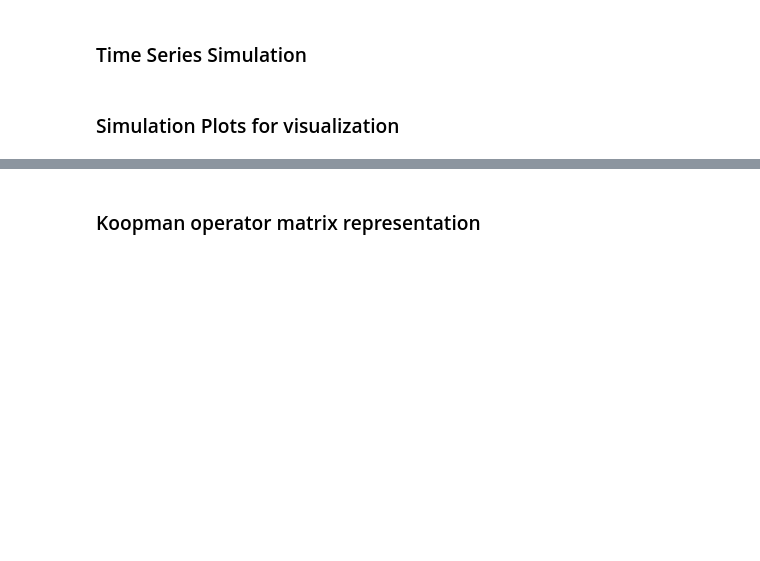
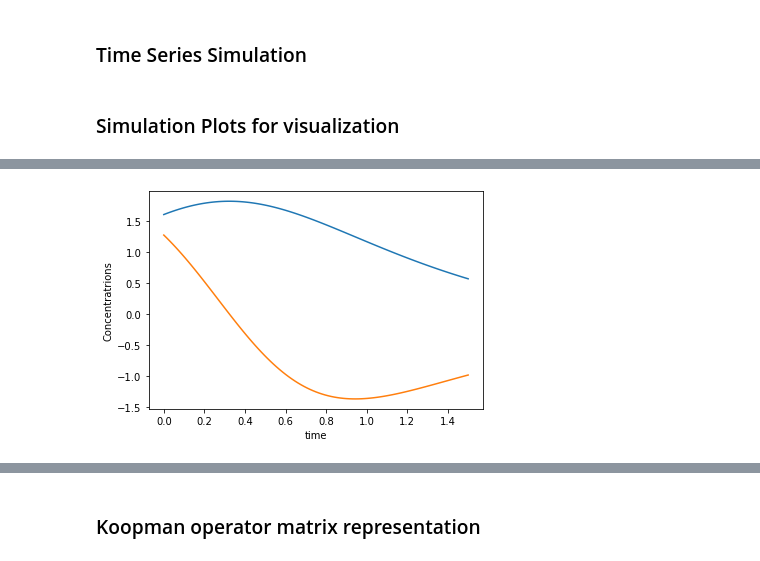
Before and after one commit to nibodh/Dynamic-Mode-Decompositions, a Jupyter notebook: main.ipynb, the cells around one changed output, grey strips where cells are left out. Cells and saved outputs as stored; diff of their text form; code cells hidden in the pictures; blank space fills up the shorter version.

```diff
--- a/main.ipynb
+++ b/main.ipynb
@@ -102,0 +121,5 @@ fig_test = plot_time_series(num_test,test_span,test_data)
+# %%
+time_test = visualize_time_series(num_test,test_span,test_data)
+time_test.savefig("time_test.pdf", bbox_inches = 'tight')
+# %% [output]
+[figure, added]
```
Also changed, not shown: parts of 16 cells of this notebook, 4 other files.
